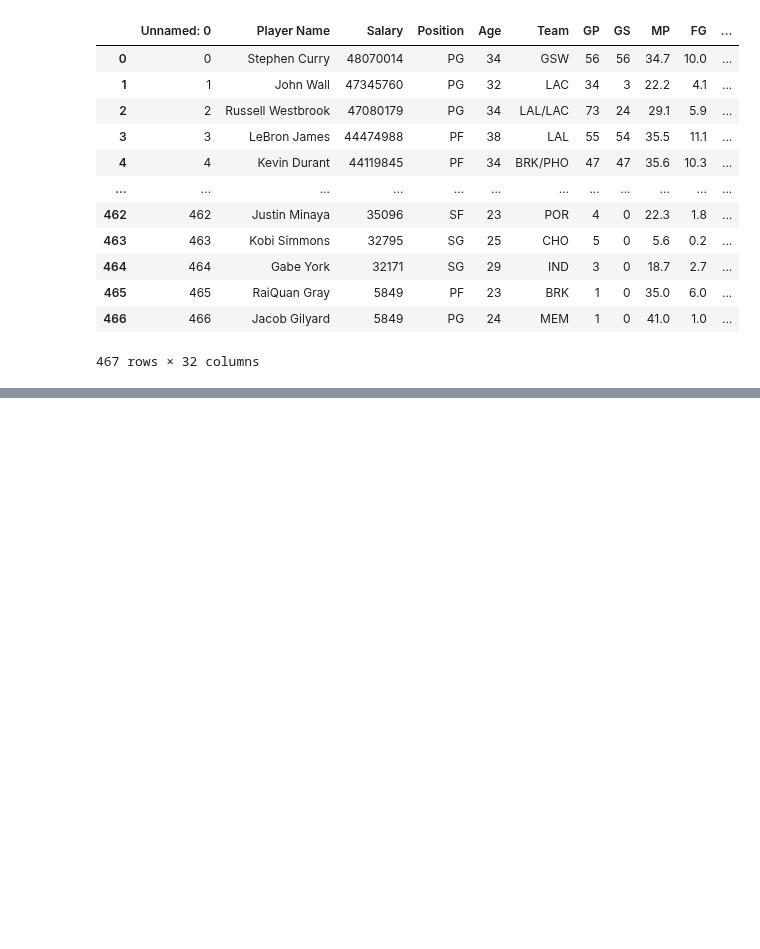
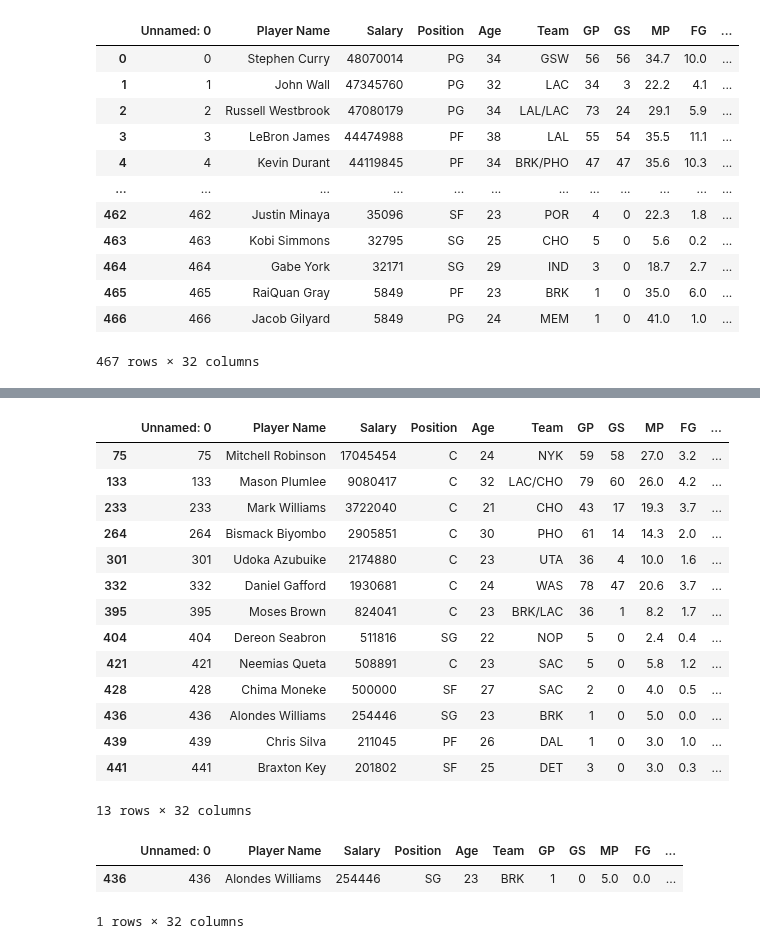
Before and after one commit to MaukanMir/NBA-Salary-Analysis, a Jupyter notebook: training.ipynb, the cells around one changed output, grey strips where cells are left out. Saved outputs shown, nothing was run; the diff lists cells and outputs as text; code cells hidden in the pictures; blank space fills up the shorter version.

```diff
--- a/training.ipynb
+++ b/training.ipynb
@@ -58,0 +120,24 @@ Index(['Unnamed: 0', 'Player Name', 'Salary', 'Position', 'Age', 'Team', 'GP',
+# %%
+player_salary[player_salary["3P%"].isna()]
+# %% [output]
+|  | Unnamed: 0 | Player Name | Salary | Position | Age | Team | GP | GS | MP | FG | ... |
+| 75 | 75 | Mitchell Robinson | 17045454 | C | 24 | NYK | 59 | 58 | 27.0 | 3.2 | ... |
+| 133 | 133 | Mason Plumlee | 9080417 | C | 32 | LAC/CHO | 79 | 60 | 26.0 | 4.2 | ... |
+| 233 | 233 | Mark Williams | 3722040 | C | 21 | CHO | 43 | 17 | 19.3 | 3.7 | ... |
+| 264 | 264 | Bismack Biyombo | 2905851 | C | 30 | PHO | 61 | 14 | 14.3 | 2.0 | ... |
+| 301 | 301 | Udoka Azubuike | 2174880 | C | 23 | UTA | 36 | 4 | 10.0 | 1.6 | ... |
+| 332 | 332 | Daniel Gafford | 1930681 | C | 24 | WAS | 78 | 47 | 20.6 | 3.7 | ... |
+| 395 | 395 | Moses Brown | 824041 | C | 23 | BRK/LAC | 36 | 1 | 8.2 | 1.7 | ... |
+| 404 | 404 | Dereon Seabron | 511816 | SG | 22 | NOP | 5 | 0 | 2.4 | 0.4 | ... |
+| 421 | 421 | Neemias Queta | 508891 | C | 23 | SAC | 5 | 0 | 5.8 | 1.2 | ... |
+| 428 | 428 | Chima Moneke | 500000 | SF | 27 | SAC | 2 | 0 | 4.0 | 0.5 | ... |
+| 436 | 436 | Alondes Williams | 254446 | SG | 23 | BRK | 1 | 0 | 5.0 | 0.0 | ... |
+| 439 | 439 | Chris Silva | 211045 | PF | 26 | DAL | 1 | 0 | 3.0 | 1.0 | ... |
+| 441 | 441 | Braxton Key | 201802 | SF | 25 | DET | 3 | 0 | 3.0 | 0.3 | ... |
+13 rows × 32 columns
+# %%
+player_salary[player_salary["eFG%"].isna()]
+# %% [output]
+|  | Unnamed: 0 | Player Name | Salary | Position | Age | Team | GP | GS | MP | FG | ... |
+| 436 | 436 | Alondes Williams | 254446 | SG | 23 | BRK | 1 | 0 | 5.0 | 0.0 | ... |
+1 rows × 32 columns
```
Also changed, not shown: parts of 8 cells of this notebook.
